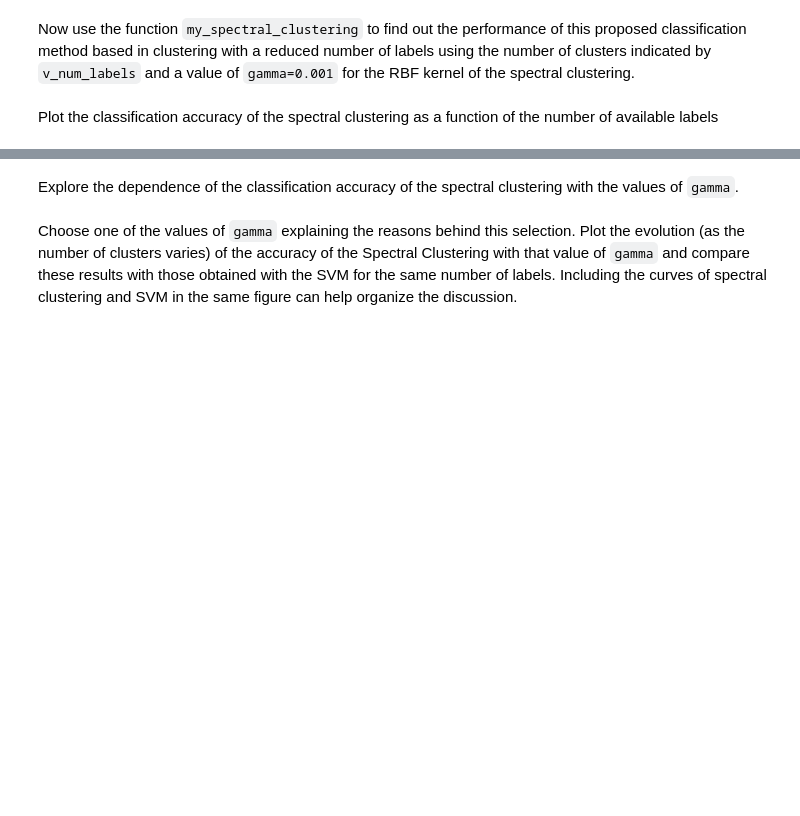
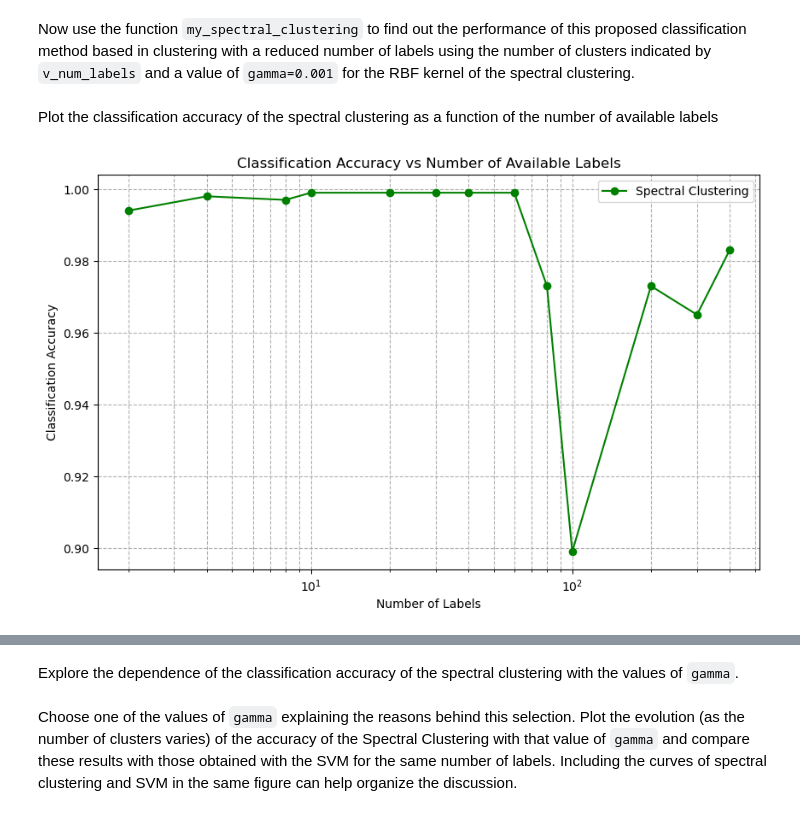
Before and after one commit to PamDiazUC3M/Machine-Learning, a Jupyter notebook: Homework_MNIST_empty.ipynb, the cells around one changed output, grey strips where cells are left out. Cells and saved outputs as stored; diff of their text form; code cells hidden in the pictures; blank space fills up the shorter version.

```diff
--- a/Homework_MNIST_empty.ipynb
+++ b/Homework_MNIST_empty.ipynb
@@ -184,0 +260,15 @@ Plot the classification accuracy of the spectral clustering as a function of the
+# %%
+# YOUR CODE TO PRODUCE THE PLOT
+import matplotlib.pyplot as plt
+
+plt.figure(figsize=(10, 6))
+plt.plot(v_num_labels, acc_spectral_clustering, label='Spectral Clustering', color='green', marker='o')
+plt.xlabel('Number of Labels')
+plt.ylabel('Classification Accuracy')
+plt.title('Classification Accuracy vs Number of Available Labels')
+plt.xscale('log')
+plt.grid(True, which="both", ls="--")
+plt.legend()
+plt.show()
+# %% [output]
+[figure, added]
```
Also changed, not shown: parts of 26 cells of this notebook, 1 other file.
